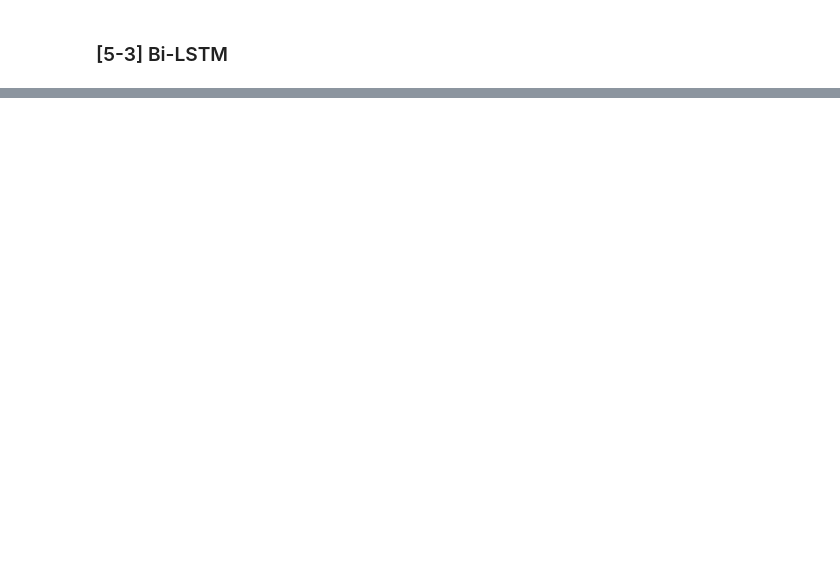
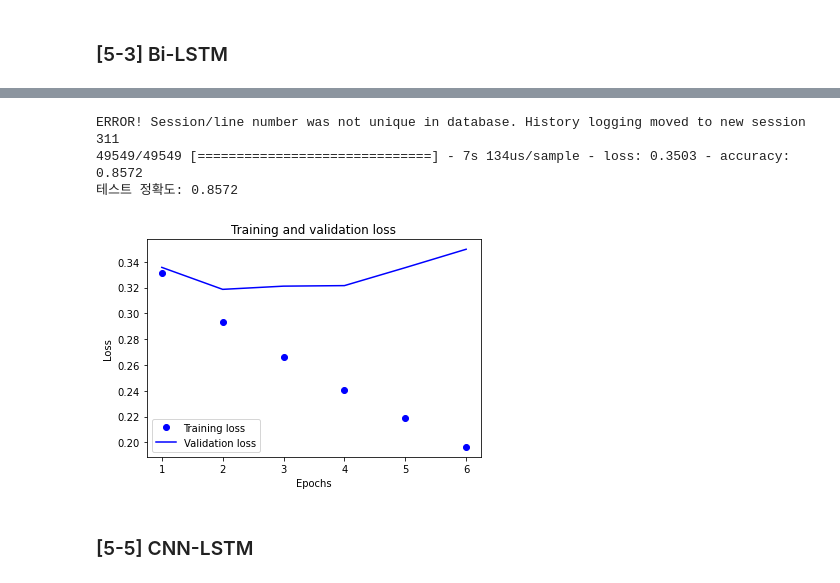
Before and after one commit to Juyoung4/StudyDeepLearning, a Jupyter notebook: Project/Model/Preprocessing1.ipynb, the cells around one changed output, grey strips where cells are left out. Drawn from its saved outputs; the diff is of its cells as text; code cells hidden in the pictures; blank space fills up the shorter version.

```diff
--- a/Project/Model/Preprocessing1.ipynb
+++ b/Project/Model/Preprocessing1.ipynb
@@ -1017,0 +1094,12 @@ model.save(BASIC_PATH + 'clean1/BILSTM_model1.h5')
+# %%
+gru = Sequential()
+gru.add(Embedding(vocab_size, word_vector_dim))
+gru.add(GRU(128))
+gru.add(Dense(1, activation='sigmoid'))
+# %%
+es = EarlyStopping(monitor='val_loss', mode='min', verbose=1, patience=4)
+mc = ModelCheckpoint('GRU_model.h5', monitor='val_acc', mode='max', verbose=1, save_best_only=True)
+# %%
+gru.compile(optimizer='rmsprop', loss='binary_crossentropy', metrics=['accuracy'])
+history_gru = gru.fit(X_train1, y_train1, epochs=15, callbacks=[es, mc], batch_size=64,\
+                      validation_data = (X_val1, y_val1), verbose=1)
@@ -1017,0 +1128,28 @@ model.save(BASIC_PATH + 'clean1/BILSTM_model1.h5')
+# %%
+print("테스트 정확도: %.4f" % (gru.evaluate(X_test1, y_test1)[1]))
+# %% [output]
+ERROR! Session/line number was not unique in database. History logging moved to new session 311
+49549/49549 [==============================] - 7s 134us/sample - loss: 0.3503 - accuracy: 0.8572
+테스트 정확도: 0.8572
+# %%
+history_dict = history_gru.history
+
+acc = history_dict['accuracy']
+val_acc = history_dict['val_accuracy']
+loss = history_dict['loss']
+val_loss = history_dict['val_loss']
+
+epochs = range(1, len(acc) + 1)
+
+# "bo"는 "파란색 점"입니다
+plt.plot(epochs, loss, 'bo', label='Training loss')
+# b는 "파란 실선"입니다
+plt.plot(epochs, val_loss, 'b', label='Validation loss')
+plt.title('Training and validation loss')
+plt.xlabel('Epochs')
+plt.ylabel('Loss')
+plt.legend()
+
+plt.show()
+# %% [output]
+[figure, added]
@@ -1017,0 +1159,2 @@ model.save(BASIC_PATH + 'clean1/BILSTM_model1.h5')
+# %% [markdown]
+### [5-5] CNN-LSTM
```
Also changed, not shown: parts of 63 cells of this notebook.
